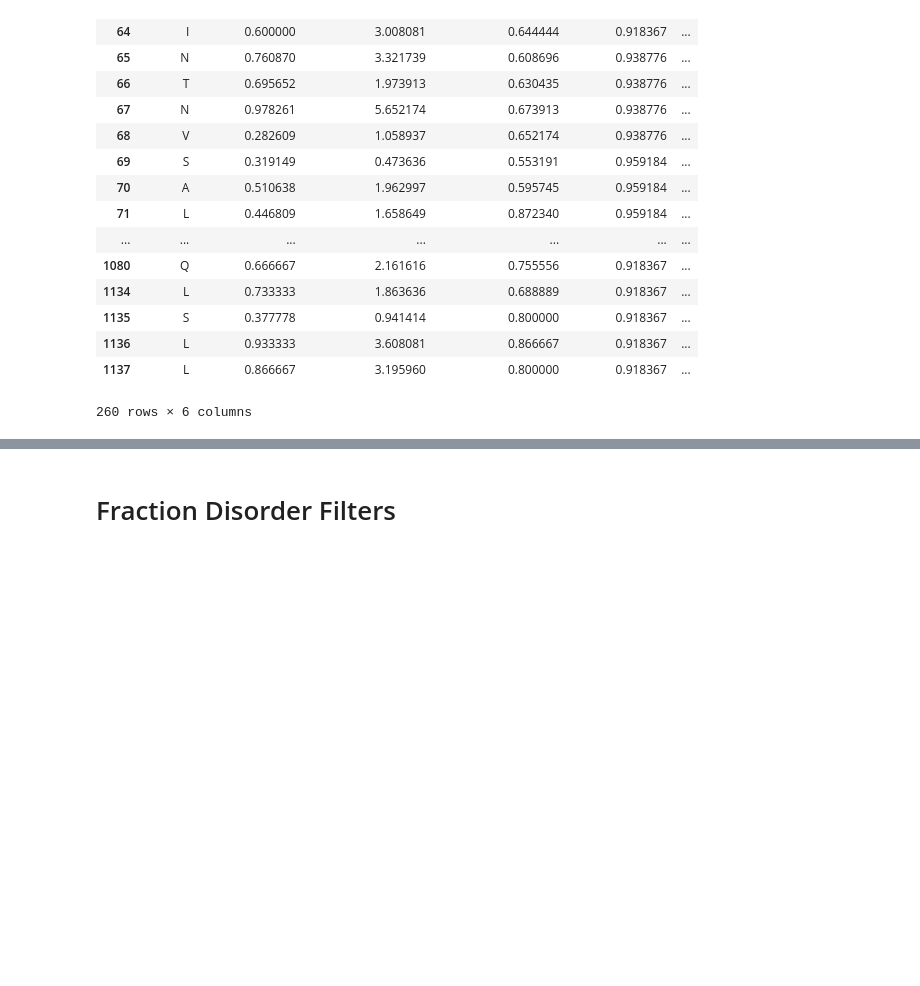
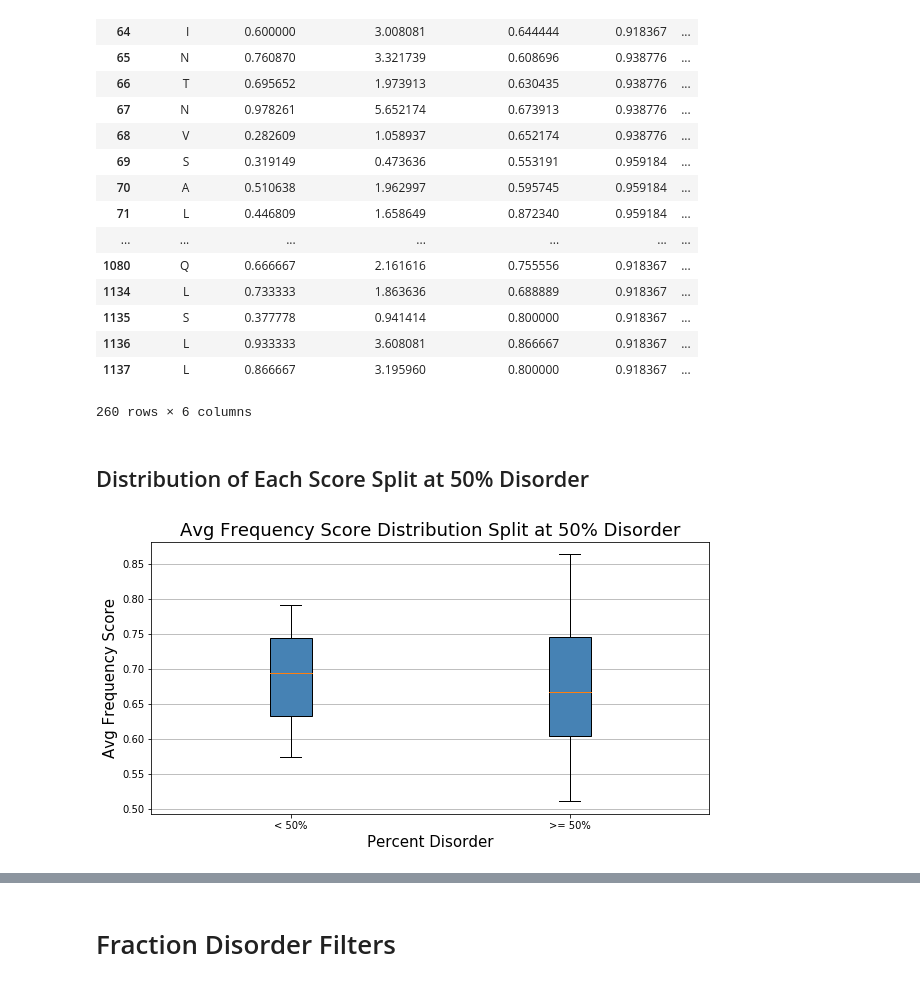
Before and after one commit to Fritos121/Codon-Usage-IDRs, a Jupyter notebook: plot_columns.ipynb, the cells around one changed output, grey strips where cells are left out. Saved outputs shown, nothing was run; the diff lists cells and outputs as text; code cells hidden in the pictures; blank space fills up the shorter version.

```diff
--- a/plot_columns.ipynb
+++ b/plot_columns.ipynb
@@ -115,3 +114,21 @@ df_clean_100
 | 1136 | L | 0.933333 | 3.608081 | 0.866667 | 0.918367 | ... |
 | 1137 | L | 0.866667 | 3.195960 | 0.800000 | 0.918367 | ... |
 260 rows × 6 columns
+# %% [markdown]
+## Distribution of Each Score Split at 50% Disorder
+# %%
+plt.figure(figsize=(10, 5)) # shrink later if wanted
+plt.grid(True, axis='y')
+
+# example of how to set each box same color
+color = "steelblue"
+boxplot = plt.boxplot([df_clean_dis1["Avg Frequency Score"], df_clean_dis2["Avg Frequency Score"]], whis=[5, 95], showfliers=False,
+                      patch_artist=True, boxprops=dict(facecolor=color, color="black"))
+
+plt.xticks([1,2], ["< 50%", ">= 50%"])
+#plt.yticks(fontsize=12)
+plt.ylabel("Avg Frequency Score", fontsize=15)
+plt.xlabel('Percent Disorder', fontsize=15)
+plt.title('Avg Frequency Score Distribution Split at 50% Disorder', fontsize=18);
+# %% [output]
+[figure, added]
```
Also changed, not shown: parts of 22 cells of this notebook.
